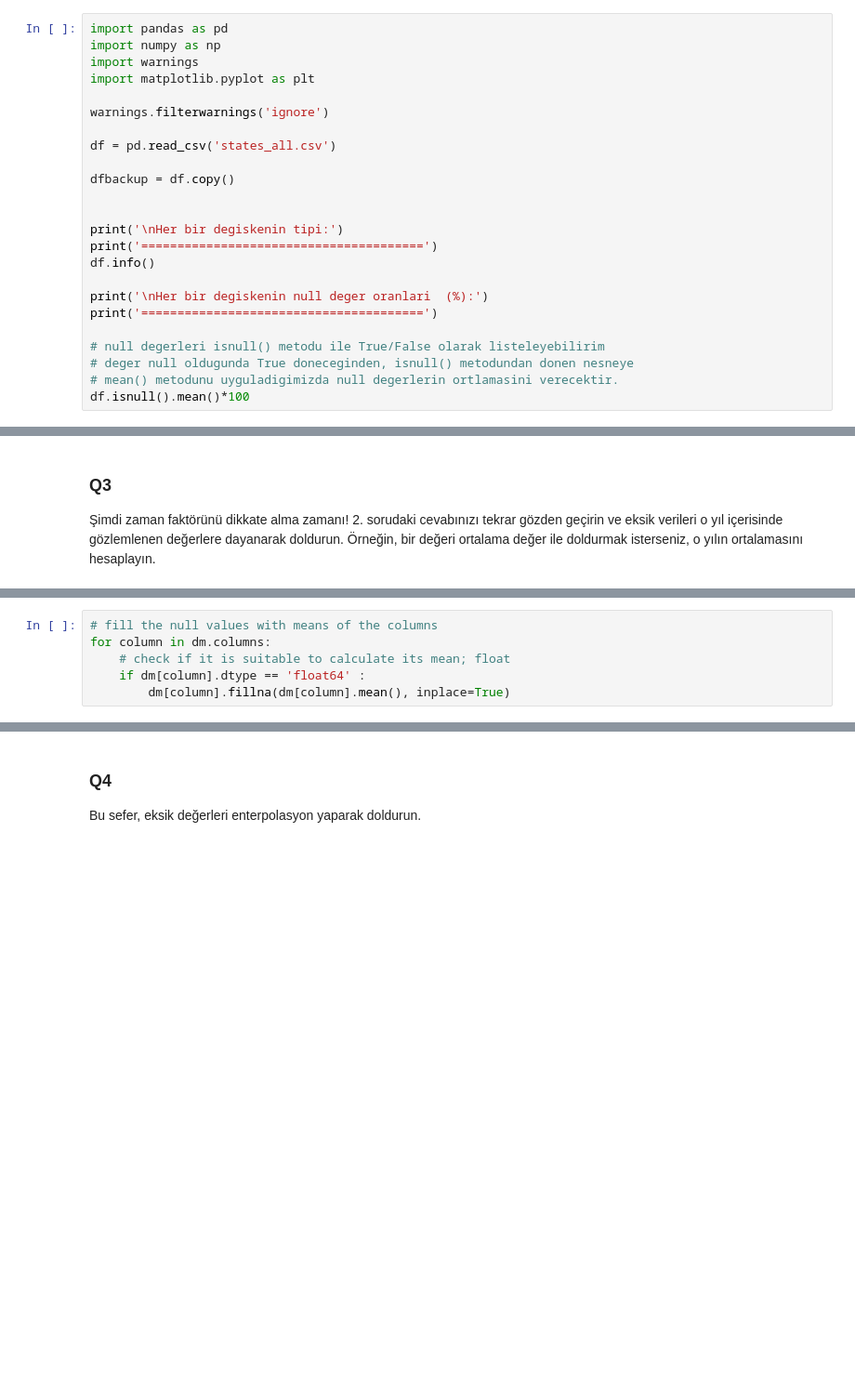
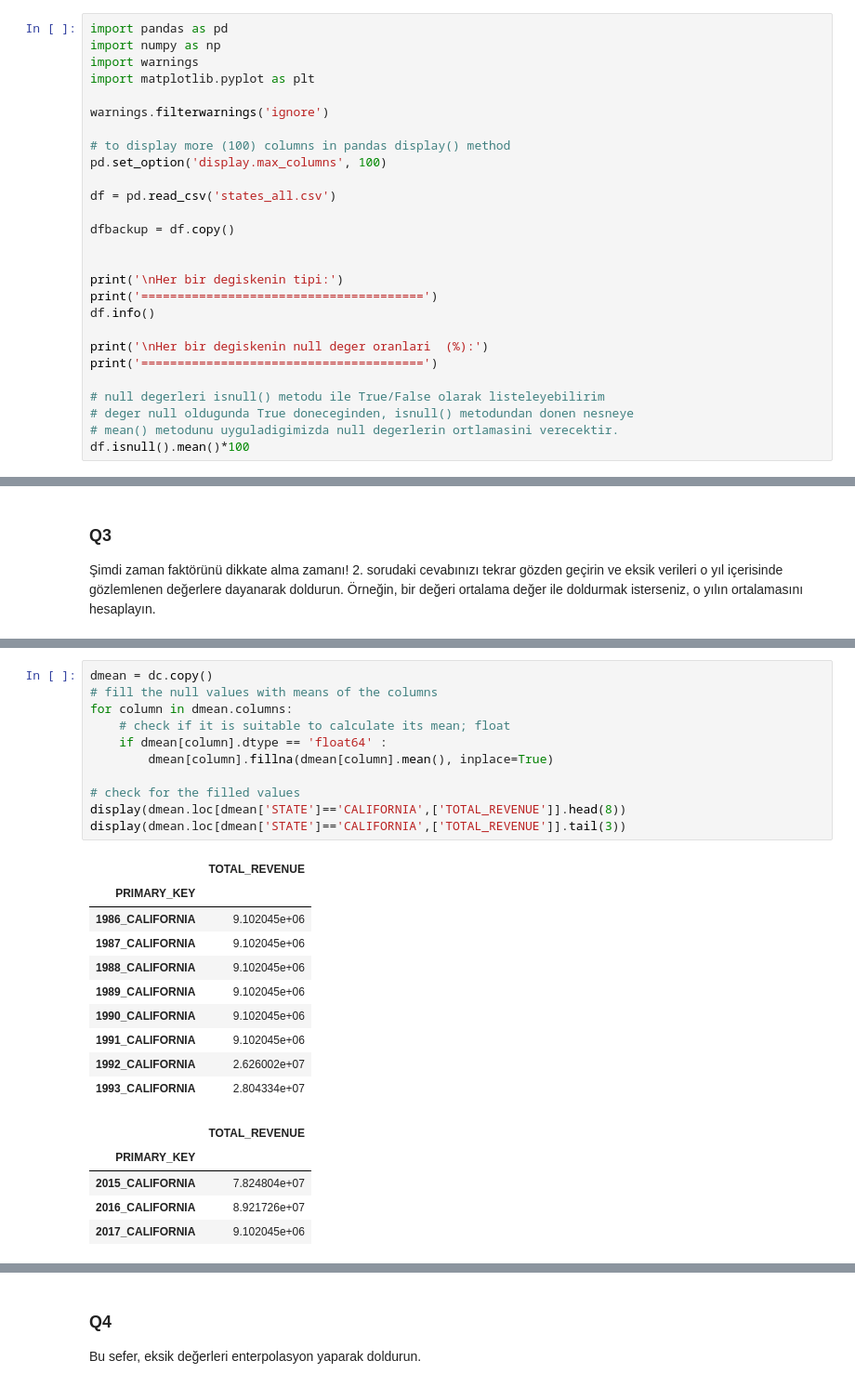
Before and after one commit to ahmetpergamum/datascience, a Jupyter notebook: 03_exploratory_analysis/assignment03datacleaning.ipynb, the cells around one changed output, grey strips where cells are left out. Shown at 93% size. Cells and saved outputs as stored; diff of their text form; blank space fills up the shorter version.

```diff
--- a/03_exploratory_analysis/assignment03datacleaning.ipynb
+++ b/03_exploratory_analysis/assignment03datacleaning.ipynb
@@ -15,6 +15,9 @@ import warnings
 import matplotlib.pyplot as plt
 
 warnings.filterwarnings('ignore')
+
+# to display more (100) columns in pandas display() method
+pd.set_option('display.max_columns', 100)
 
 df = pd.read_csv('states_all.csv')
 
@@ -179,7 +259,28 @@ dm
 # %%
+dmean = dc.copy()
 # fill the null values with means of the columns
-for column in dm.columns:
+for column in dmean.columns:
     # check if it is suitable to calculate its mean; float
-    if dm[column].dtype == 'float64' :
-        dm[column].fillna(dm[column].mean(), inplace=True)
+    if dmean[column].dtype == 'float64' :
+        dmean[column].fillna(dmean[column].mean(), inplace=True)
+
+# check for the filled values
+display(dmean.loc[dmean['STATE']=='CALIFORNIA',['TOTAL_REVENUE']].head(8))
+display(dmean.loc[dmean['STATE']=='CALIFORNIA',['TOTAL_REVENUE']].tail(3))
+# %% [output]
+|  | TOTAL_REVENUE |
+| PRIMARY_KEY |  |
+| 1986_CALIFORNIA | 9.102045e+06 |
+| 1987_CALIFORNIA | 9.102045e+06 |
+| 1988_CALIFORNIA | 9.102045e+06 |
+| 1989_CALIFORNIA | 9.102045e+06 |
+| 1990_CALIFORNIA | 9.102045e+06 |
+| 1991_CALIFORNIA | 9.102045e+06 |
+| 1992_CALIFORNIA | 2.626002e+07 |
+| 1993_CALIFORNIA | 2.804334e+07 |
+|  | TOTAL_REVENUE |
+| PRIMARY_KEY |  |
+| 2015_CALIFORNIA | 7.824804e+07 |
+| 2016_CALIFORNIA | 8.921726e+07 |
+| 2017_CALIFORNIA | 9.102045e+06 |
 # %%
```
Also changed, not shown: parts of 14 cells of this notebook, 3 other files.
